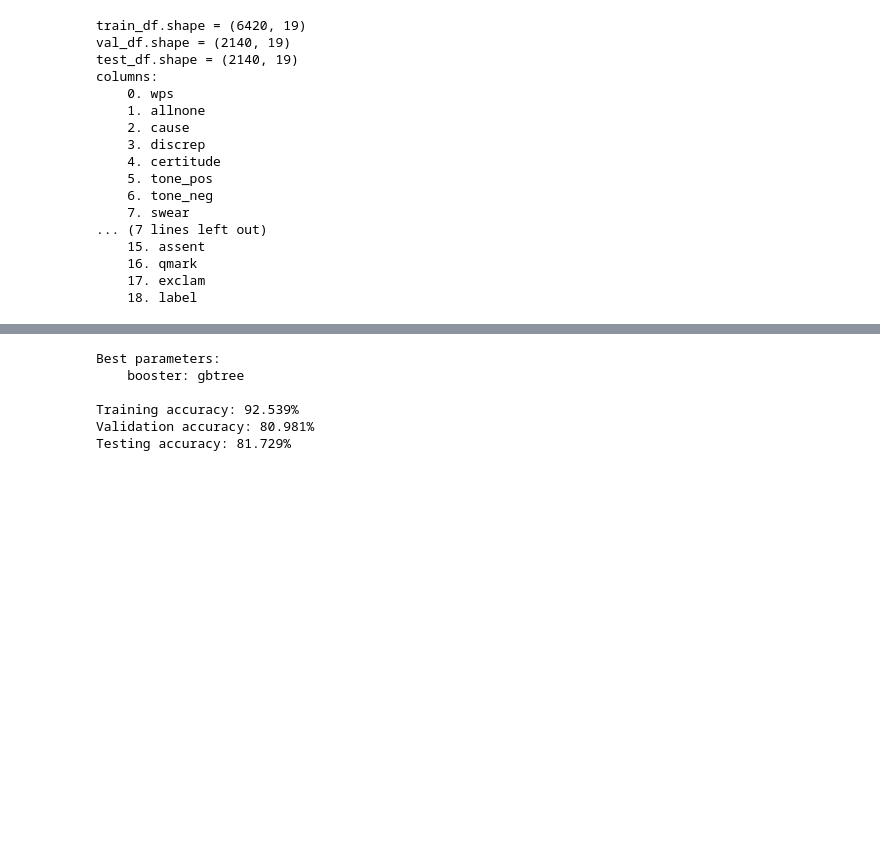
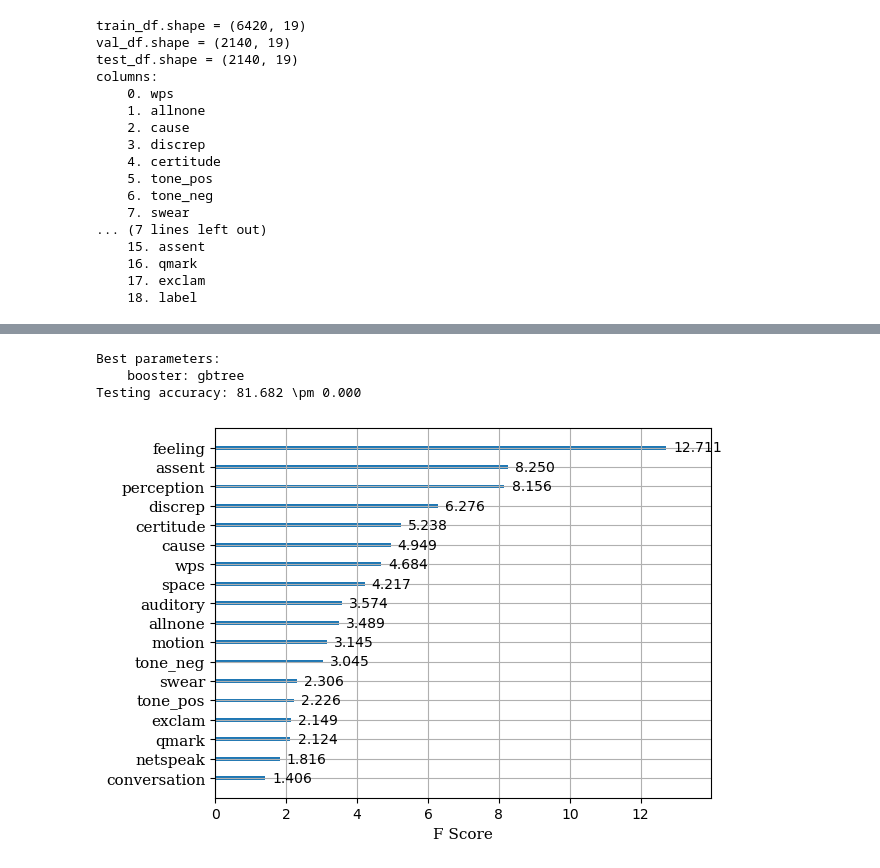
Before and after one commit to ignasa007/LingML, a Jupyter notebook: xml.ipynb, the cells around one changed output, grey strips where cells are left out. Cells and saved outputs as stored; diff of their text form; code cells hidden in the pictures; blank space fills up the shorter version.

```diff
--- a/xml.ipynb
+++ b/xml.ipynb
@@ -81,18 +96,24 @@ def grid_search(model, param_grid):
     best_acc = 0.
     for comb in tqdm(list(combinations)):
         clf = clone(model).set_params(**{hparam: value for hparam, value in zip(hparams, comb)})
-        clf.fit(dfs['train'].iloc[:, :-1], dfs['train'].iloc[:, -1])
-        acc = accuracy_score(dfs['val'].iloc[:, -1], clf.predict(dfs['val'].iloc[:, :-1]))
+        clf.fit(X_train, y_train)
+        acc = accuracy_score(y_val, clf.predict(X_val))
         if acc > best_acc:
             best_acc, best_comb = acc, comb
 
     print('Best parameters:', *(f'    {k}: {v}' for k, v in zip(hparams, best_comb)), sep='\n',)
 
-    clf = clone(model).set_params(**{hparam: value for hparam, value in zip(hparams, best_comb)})
-    clf.fit(dfs['train'].iloc[:, :-1], dfs['train'].iloc[:, -1])
+    test_results = list()
+    for _ in range(5):
+        clf = clone(model).set_params(**{hparam: value for hparam, value in zip(hparams, best_comb)})
+        clf.fit(X_train, y_train)
+        acc = accuracy_score(y_test, clf.predict(X_test))
+        test_results.append(acc)
 
-    print(f"\nTraining accuracy: {100 * accuracy_score(dfs['train'].iloc[:, -1], clf.predict(dfs['train'].iloc[:, :-1])):.3f}%")
-    print(f"Validation accuracy: {100 * accuracy_score(dfs['val'].iloc[:, -1], clf.predict(dfs['val'].iloc[:, :-1])):.3f}%")
-    print(f"Testing accuracy: {100 * accuracy_score(dfs['test'].iloc[:, -1], clf.predict(dfs['test'].iloc[:, :-1])):.3f}%")
+    # print(f"\nTraining accuracy: {100 * accuracy_score(dfs['train'].iloc[:, -1], clf.predict(dfs['train'].iloc[:, :-1])):.3f}%")
+    # print(f"Validation accuracy: {100 * accuracy_score(dfs['val'].iloc[:, -1], clf.predict(dfs['val'].iloc[:, :-1])):.3f}%")
+    # print(f"Testing accuracy: {100 * accuracy_score(dfs['test'].iloc[:, -1], clf.predict(dfs['test'].iloc[:, :-1])):.3f}%")
 
-    return clf
+    print(f"Testing accuracy: {100*np.mean(test_results):.3f} \pm {100*np.std(test_results):.3f}")
+
+    return clf, test_results
@@ -176,14 +187,27 @@ param_grid = {
     'booster': ('gbtree', 'gblinear',),
 }
 
-clf = grid_search(model=model, param_grid=param_grid)
+clf, test_results = grid_search(model=model, param_grid=param_grid)
+results['XGBoost'] = test_results
 # %% [output]
 Best parameters:
     booster: gbtree
-
-Training accuracy: 92.539%
-Validation accuracy: 80.981%
-Testing accuracy: 81.729%
+Testing accuracy: 81.682 \pm 0.000
+# %%
+importance = sorted(clf.get_booster().get_score(importance_type='gain').items(), key = lambda x: x[1], reverse=True)
+order = [int(k[1:]) for k, v in importance]
+y_ticks = dfs['train'].columns[order]
+booster = {k: y for k, (x, y) in zip(y_ticks, importance)}
+
+axs = plot_importance(clf, importance_type='gain')
+fontdict = {'family':'serif', 'color':'black', 'weight':'normal', 'size':11}
+axs.set_title('', fontdict=fontdict, fontsize=12)
+axs.set_xlabel('F Score', fontdict=fontdict)
+axs.set_ylabel('', fontdict=fontdict)
+axs.set_yticklabels(y_ticks, fontdict=fontdict)
+plt.show()
+# %% [output]
+[figure, added]
 # %%
 import numpy as np
 import torch
```
Also changed, not shown: parts of 13 cells of this notebook, 2 other files.
